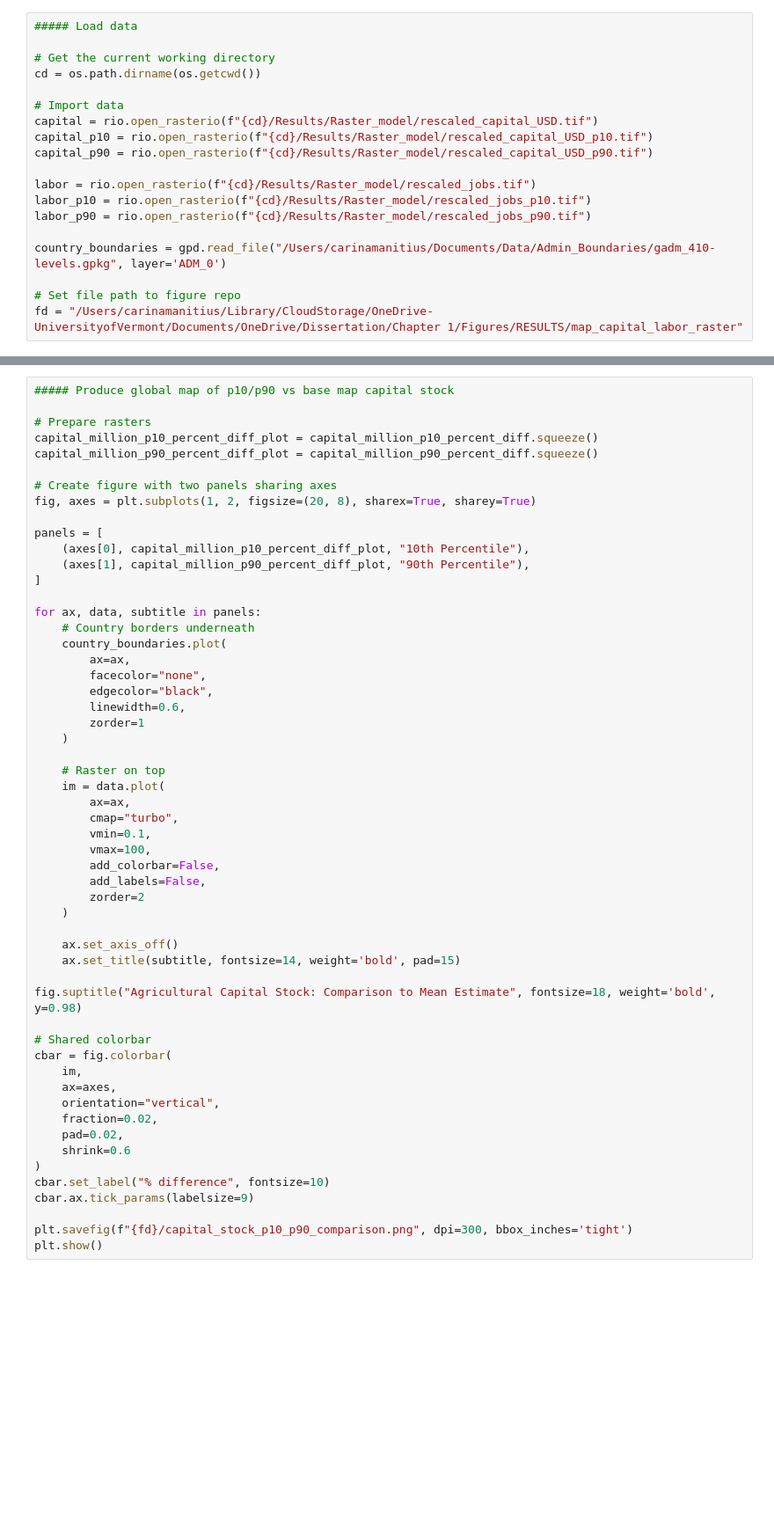
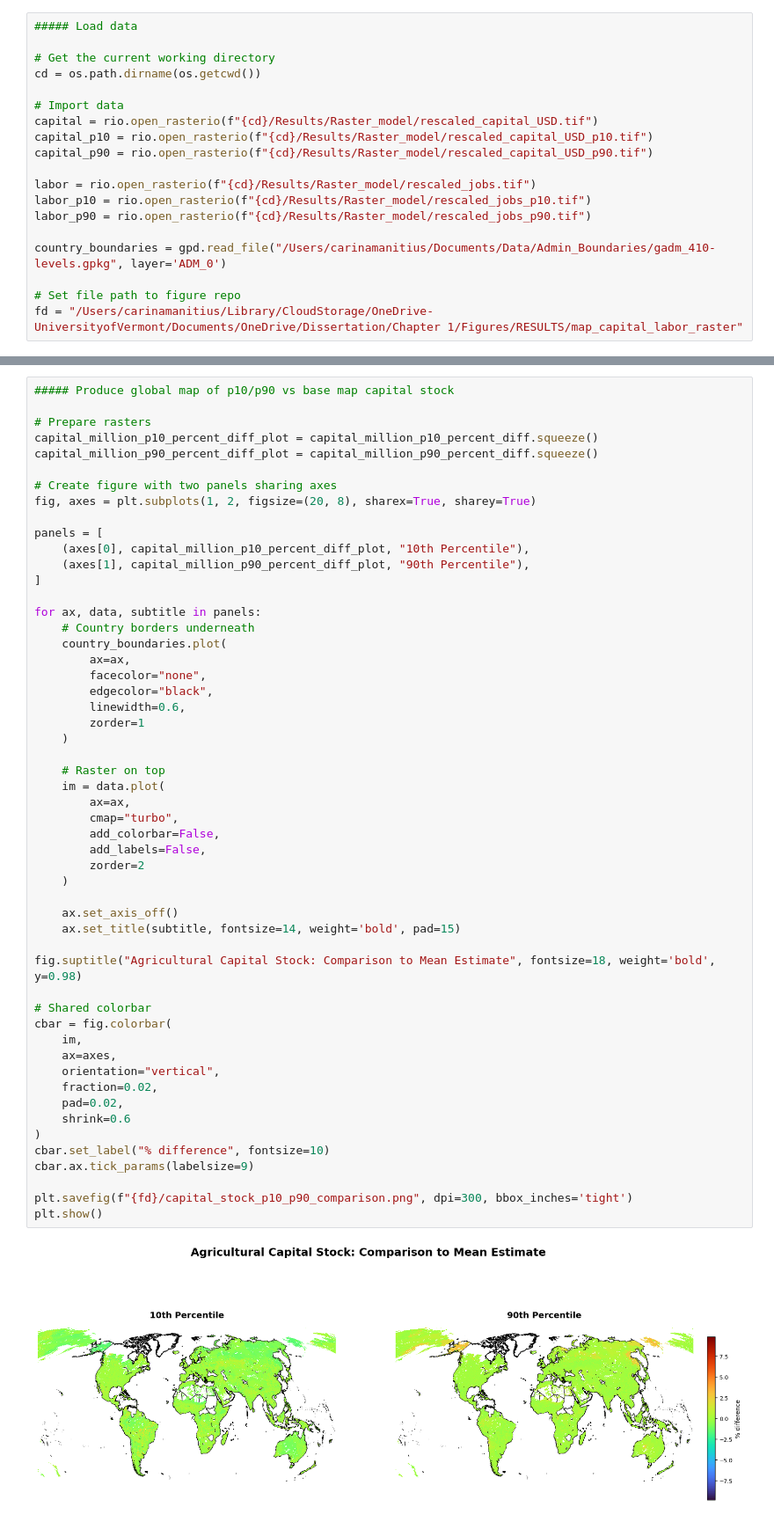
Before and after one commit to carinamani/AgDownscaling, a Jupyter notebook: 04_FIGURES/map_final_rasters.ipynb, the cells around one changed output, grey strips where cells are left out. Shown at 88% size. Cells and saved outputs as stored; diff of their text form; blank space fills up the shorter version.

```diff
--- a/04_FIGURES/map_final_rasters.ipynb
+++ b/04_FIGURES/map_final_rasters.ipynb
@@ -200,35 +203,35 @@ for ax, data, subtitle in panels:
     )
 
     # Raster on top
     im = data.plot(
         ax=ax,
         cmap="turbo",
-        vmin=0.1,
-        vmax=100,
         add_colorbar=False,
         add_labels=False,
         zorder=2
     )
 
     ax.set_axis_off()
     ax.set_title(subtitle, fontsize=14, weight='bold', pad=15)
 
 fig.suptitle("Agricultural Capital Stock: Comparison to Mean Estimate", fontsize=18, weight='bold', y=0.98)
 
 # Shared colorbar
 cbar = fig.colorbar(
     im,
     ax=axes,
     orientation="vertical",
     fraction=0.02,
     pad=0.02,
     shrink=0.6
 )
 cbar.set_label("% difference", fontsize=10)
 cbar.ax.tick_params(labelsize=9)
 
 plt.savefig(f"{fd}/capital_stock_p10_p90_comparison.png", dpi=300, bbox_inches='tight')
 plt.show()
+# %% [output]
+[figure, added]
 # %%
 ##### Produce global map of labor (million jobs)
 
```
Also changed, not shown: parts of 7 cells of this notebook, 2 other files.
